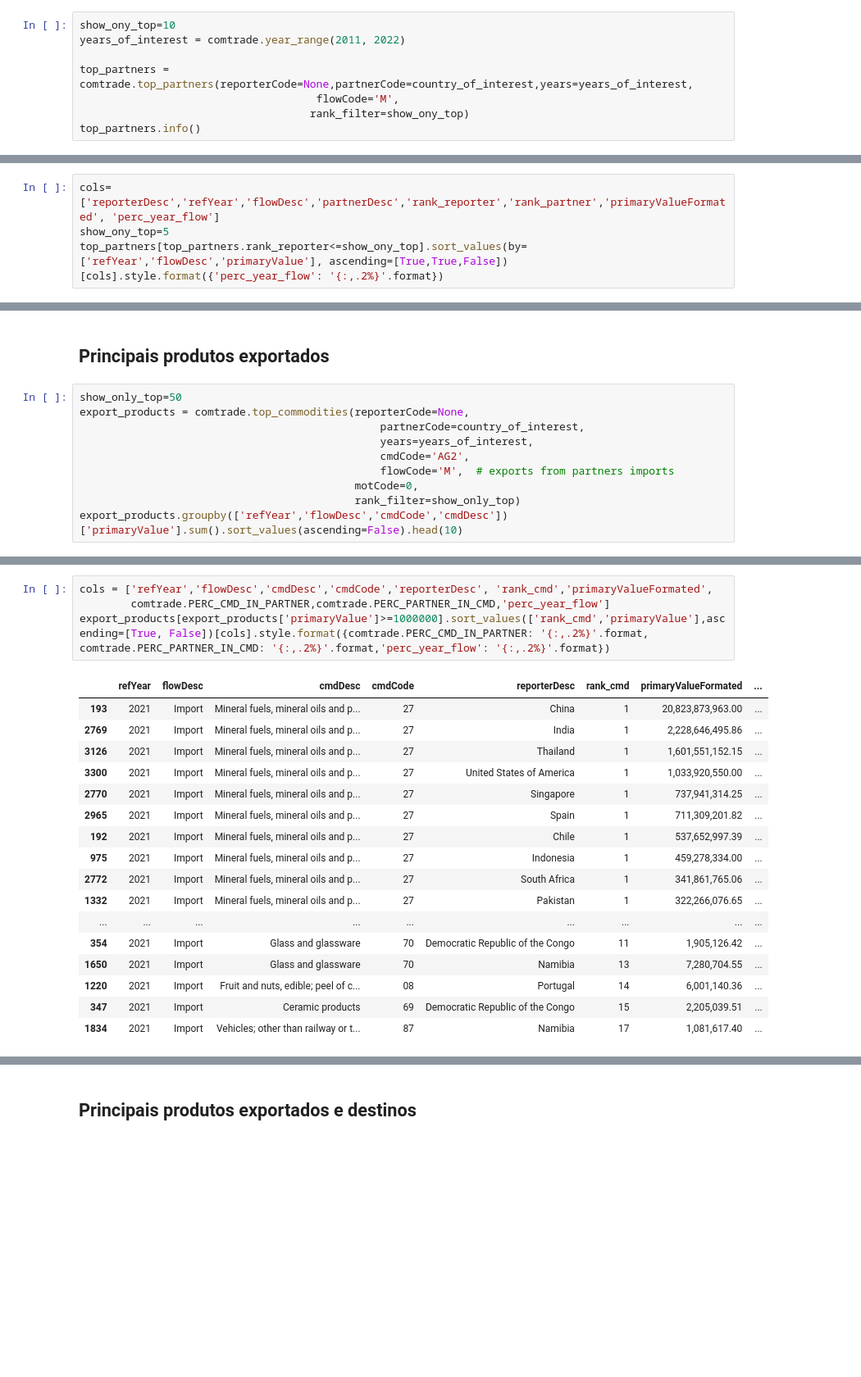
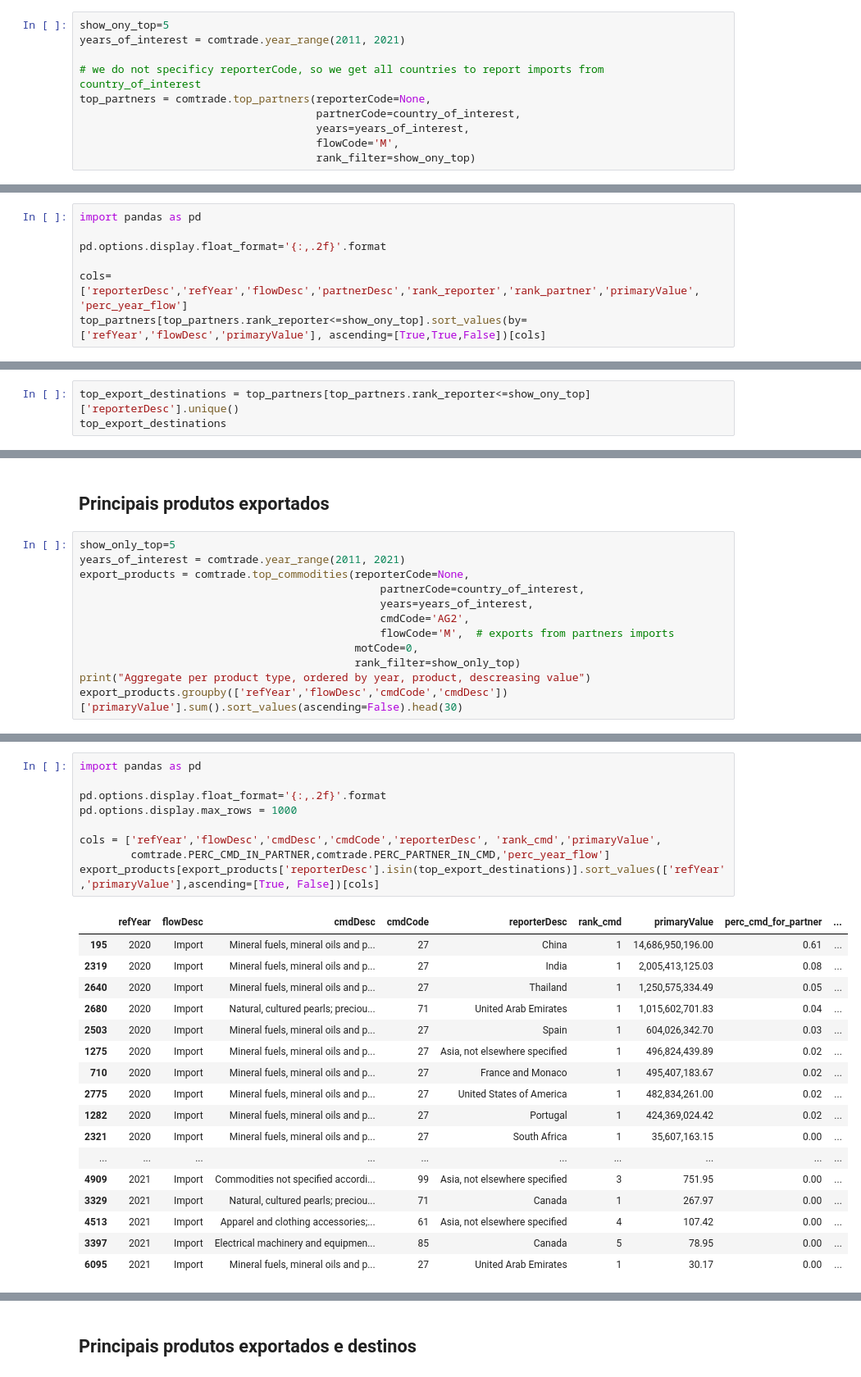
Before and after one commit to joaquimrcarvalho/cipf-comtrade, a Jupyter notebook: country_trade_profile.ipynb, the cells around one changed output, grey strips where cells are left out. Shown at 82% size. Cells and saved outputs as stored; diff of their text form; blank space fills up the shorter version.

```diff
--- a/country_trade_profile.ipynb
+++ b/country_trade_profile.ipynb
@@ -101,10 +107,12 @@ global_trade[cols]
 Usamos as importações declaradas pelos parceiros para obter as
 exportações do país de interesse.
 # %%
-show_ony_top=10
-years_of_interest = comtrade.year_range(2011, 2022)
+show_ony_top=5
+years_of_interest = comtrade.year_range(2011, 2021)
 
-top_partners = comtrade.top_partners(reporterCode=None,partnerCode=country_of_interest,years=years_of_interest,
+# we do not specificy reporterCode, so we get all countries to report imports from country_of_interest
+top_partners = comtrade.top_partners(reporterCode=None,
+                                     partnerCode=country_of_interest,
+                                     years=years_of_interest,
                                      flowCode='M',
-                                    rank_filter=show_ony_top)
-top_partners.info()
+                                     rank_filter=show_ony_top)
@@ -129,5 +119,8 @@ memory usage: 556.2+ KB
 # %%
-cols=['reporterDesc','refYear','flowDesc','partnerDesc','rank_reporter','rank_partner','primaryValueFormated', 'perc_year_flow']
-show_ony_top=5
-top_partners[top_partners.rank_reporter<=show_ony_top].sort_values(by=['refYear','flowDesc','primaryValue'], ascending=[True,True,False])[cols].style.format({'perc_year_flow': '{:,.2%}'.format})
+import pandas as pd
+
+pd.options.display.float_format='{:,.2f}'.format
+
+cols=['reporterDesc','refYear','flowDesc','partnerDesc','rank_reporter','rank_partner','primaryValue', 'perc_year_flow']
+top_partners[top_partners.rank_reporter<=show_ony_top].sort_values(by=['refYear','flowDesc','primaryValue'], ascending=[True,True,False])[cols]
 # %% [output]
@@ -150,0 +144,3 @@ top_partners[top_partners.rank_reporter<=show_ony_top].sort_values(by=['refYear'
+# %%
+top_export_destinations = top_partners[top_partners.rank_reporter<=show_ony_top]['reporterDesc'].unique()
+top_export_destinations
@@ -176,7 +209,8 @@ top_partners['perc_year_flow'].sum()
 # %% [markdown]
 ## Principais produtos exportados
 # %%
-show_only_top=50
+show_only_top=5
+years_of_interest = comtrade.year_range(2011, 2021)
 export_products = comtrade.top_commodities(reporterCode=None,
                                                partnerCode=country_of_interest,
                                                years=years_of_interest,
@@ -184,5 +218,6 @@ export_products = comtrade.top_commodities(reporterCode=None,
                                                flowCode='M',  # exports from partners imports
                                            motCode=0,
                                            rank_filter=show_only_top)
-export_products.groupby(['refYear','flowDesc','cmdCode','cmdDesc'])['primaryValue'].sum().sort_values(ascending=False).head(10)
+print("Aggregate per product type, ordered by year, product, descreasing value")
+export_products.groupby(['refYear','flowDesc','cmdCode','cmdDesc'])['primaryValue'].sum().sort_values(ascending=False).head(30)
 # %% [output]
@@ -201,25 +258,30 @@ Name: primaryValue, dtype: float64
 # %%
-cols = ['refYear','flowDesc','cmdDesc','cmdCode','reporterDesc', 'rank_cmd','primaryValueFormated',
+import pandas as pd
+
+pd.options.display.float_format='{:,.2f}'.format
+pd.options.display.max_rows = 1000
+
+cols = ['refYear','flowDesc','cmdDesc','cmdCode','reporterDesc', 'rank_cmd','primaryValue',
         comtrade.PERC_CMD_IN_PARTNER,comtrade.PERC_PARTNER_IN_CMD,'perc_year_flow']
-export_products[export_products['primaryValue']>=1000000].sort_values(['rank_cmd','primaryValue'],ascending=[True, False])[cols].style.format({comtrade.PERC_CMD_IN_PARTNER: '{:,.2%}'.format, comtrade.PERC_PARTNER_IN_CMD: '{:,.2%}'.format,'perc_year_flow': '{:,.2%}'.format})
+export_products[export_products['reporterDesc'].isin(top_export_destinations)].sort_values(['refYear','primaryValue'],ascending=[True, False])[cols]
 # %% [output]
-|  | refYear | flowDesc | cmdDesc | cmdCode | reporterDesc | rank_cmd | primaryValueFormated | ... |
-| 193 | 2021 | Import | Mineral fuels, mineral oils and p... | 27 | China | 1 | 20,823,873,963.00 | ... |
-| 2769 | 2021 | Import | Mineral fuels, mineral oils and p... | 27 | India | 1 | 2,228,646,495.86 | ... |
-| 3126 | 2021 | Import | Mineral fuels, mineral oils and p... | 27 | Thailand | 1 | 1,601,551,152.15 | ... |
-| 3300 | 2021 | Import | Mineral fuels, mineral oils and p... | 27 | United States of America | 1 | 1,033,920,550.00 | ... |
-| 2770 | 2021 | Import | Mineral fuels, mineral oils and p... | 27 | Singapore | 1 | 737,941,314.25 | ... |
-| 2965 | 2021 | Import | Mineral fuels, mineral oils and p... | 27 | Spain | 1 | 711,309,201.82 | ... |
-| 192 | 2021 | Import | Mineral fuels, mineral oils and p... | 27 | Chile | 1 | 537,652,997.39 | ... |
-| 975 | 2021 | Import | Mineral fuels, mineral oils and p... | 27 | Indonesia | 1 | 459,278,334.00 | ... |
-| 2772 | 2021 | Import | Mineral fuels, mineral oils and p... | 27 | South Africa | 1 | 341,861,765.06 | ... |
-| 1332 | 2021 | Import | Mineral fuels, mineral oils and p... | 27 | Pakistan | 1 | 322,266,076.65 | ... |
-| ... | ... | ... | ... | ... | ... | ... | ... | ... |
-| 354 | 2021 | Import | Glass and glassware | 70 | Democratic Republic of the Congo | 11 | 1,905,126.42 | ... |
-| 1650 | 2021 | Import | Glass and glassware | 70 | Namibia | 13 | 7,280,704.55 | ... |
-| 1220 | 2021 | Import | Fruit and nuts, edible; peel of c... | 08 | Portugal | 14 | 6,001,140.36 | ... |
-| 347 | 2021 | Import | Ceramic products | 69 | Democratic Republic of the Congo | 15 | 2,205,039.51 | ... |
-| 1834 | 2021 | Import | Vehicles; other than railway or t... | 87 | Namibia | 17 | 1,081,617.40 | ... |
+|  | refYear | flowDesc | cmdDesc | cmdCode | reporterDesc | rank_cmd | primaryValue | perc_cmd_for_partner | ... |
+| 195 | 2020 | Import | Mineral fuels, mineral oils and p... | 27 | China | 1 | 14,686,950,196.00 | 0.61 | ... |
+| 2319 | 2020 | Import | Mineral fuels, mineral oils and p... | 27 | India | 1 | 2,005,413,125.03 | 0.08 | ... |
+| 2640 | 2020 | Import | Mineral fuels, mineral oils and p... | 27 | Thailand | 1 | 1,250,575,334.49 | 0.05 | ... |
+| 2680 | 2020 | Import | Natural, cultured pearls; preciou... | 71 | United Arab Emirates | 1 | 1,015,602,701.83 | 0.04 | ... |
+| 2503 | 2020 | Import | Mineral fuels, mineral oils and p... | 27 | Spain | 1 | 604,026,342.70 | 0.03 | ... |
+| 1275 | 2020 | Import | Mineral fuels, mineral oils and p... | 27 | Asia, not elsewhere specified | 1 | 496,824,439.89 | 0.02 | ... |
+| 710 | 2020 | Import | Mineral fuels, mineral oils and p... | 27 | France and Monaco | 1 | 495,407,183.67 | 0.02 | ... |
+| 2775 | 2020 | Import | Mineral fuels, mineral oils and p... | 27 | United States of America | 1 | 482,834,261.00 | 0.02 | ... |
+| 1282 | 2020 | Import | Mineral fuels, mineral oils and p... | 27 | Portugal | 1 | 424,369,024.42 | 0.02 | ... |
+| 2321 | 2020 | Import | Mineral fuels, mineral oils and p... | 27 | South Africa | 1 | 35,607,163.15 | 0.00 | ... |
+| ... | ... | ... | ... | ... | ... | ... | ... | ... | ... |
+| 4909 | 2021 | Import | Commodities not specified accordi... | 99 | Asia, not elsewhere specified | 3 | 751.95 | 0.00 | ... |
+| 3329 | 2021 | Import | Natural, cultured pearls; preciou... | 71 | Canada | 1 | 267.97 | 0.00 | ... |
+| 4513 | 2021 | Import | Apparel and clothing accessories;... | 61 | Asia, not elsewhere specified | 4 | 107.42 | 0.00 | ... |
+| 3397 | 2021 | Import | Electrical machinery and equipmen... | 85 | Canada | 5 | 78.95 | 0.00 | ... |
+| 6095 | 2021 | Import | Mineral fuels, mineral oils and p... | 27 | United Arab Emirates | 1 | 30.17 | 0.00 | ... |
 # %%
 export_products[comtrade.PERC_CMD_IN_PARTNER].sum()
 # %% [output]
```
Also changed, not shown: parts of 30 cells of this notebook, 1 other file.
